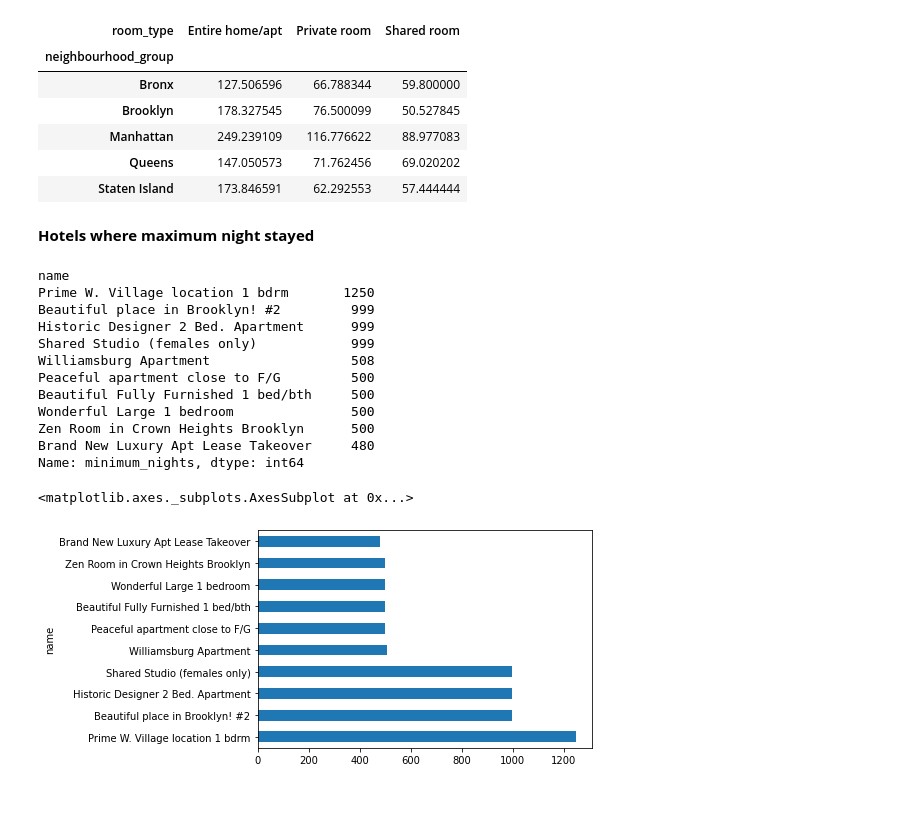
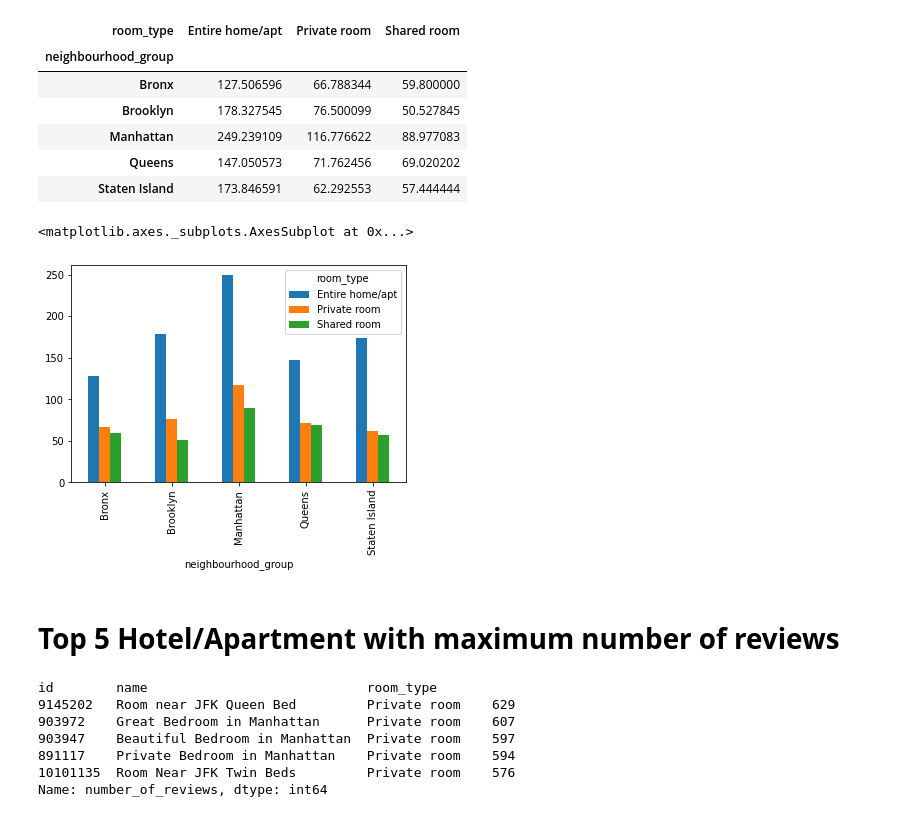
Before and after one commit to alokbhoi447/Airbnb-Booking-Analysis, a Jupyter notebook: Airbnb_Bookings_Analysis_Capstone_Project.ipynb, the cells around one changed output. Saved outputs shown, nothing was run; the diff lists cells and outputs as text; code cells hidden in the pictures.

```diff
--- a/Airbnb_Bookings_Analysis_Capstone_Project.ipynb
+++ b/Airbnb_Bookings_Analysis_Capstone_Project.ipynb
@@ -161,5 +183,8 @@ avg_room_price = df.groupby(['neighbourhood_group','room_type'])['price'].mean()
+# %%
+room_type_price.plot(kind='bar')
+# %% [output]
+<matplotlib.axes._subplots.AxesSubplot at 0x...>
+[figure, added]
 # %%
 # df['Month']= df['last_review'][:7]
 # df['Month'].value_counts()
-# %% [markdown]
-**Hotels where maximum night stayed**
@@ -166,21 +193,13 @@ avg_room_price = df.groupby(['neighbourhood_group','room_type'])['price'].mean()
+# %% [markdown]
+# **Top 5 Hotel/Apartment with maximum number of reviews**
 # %%
-minimum_nights_stayed = df.groupby('name')['minimum_nights'].sum().sort_values(ascending = False).head(10)
-minimum_nights_stayed
+maximum_reviews = df.groupby(['id','name','room_type'])['number_of_reviews'].sum().sort_values(ascending=False).head(5)
+maximum_reviews
 # %% [output]
-name
-Prime W. Village location 1 bdrm       1250
-Beautiful place in Brooklyn! #2         999
-Historic Designer 2 Bed. Apartment      999
-Shared Studio (females only)            999
-Williamsburg Apartment                  508
-Peaceful apartment close to F/G         500
-Beautiful Fully Furnished 1 bed/bth     500
-Wonderful Large 1 bedroom               500
-Zen Room in Crown Heights Brooklyn      500
-Brand New Luxury Apt Lease Takeover     480
-Name: minimum_nights, dtype: int64
+id        name                            room_type
+9145202   Room near JFK Queen Bed         Private room    629
+903972    Great Bedroom in Manhattan      Private room    607
+903947    Beautiful Bedroom in Manhattan  Private room    597
+891117    Private Bedroom in Manhattan    Private room    594
+10101135  Room Near JFK Twin Beds         Private room    576
+Name: number_of_reviews, dtype: int64
-# %%
-minimum_nights_stayed.plot(kind='barh')
-# %% [output]
-<matplotlib.axes._subplots.AxesSubplot at 0x...>
-[figure, removed]
```
Also changed, not shown: parts of 17 cells of this notebook.
